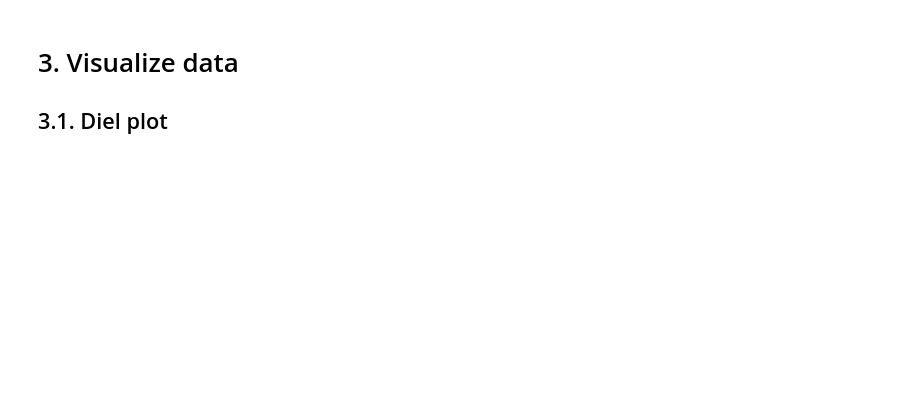
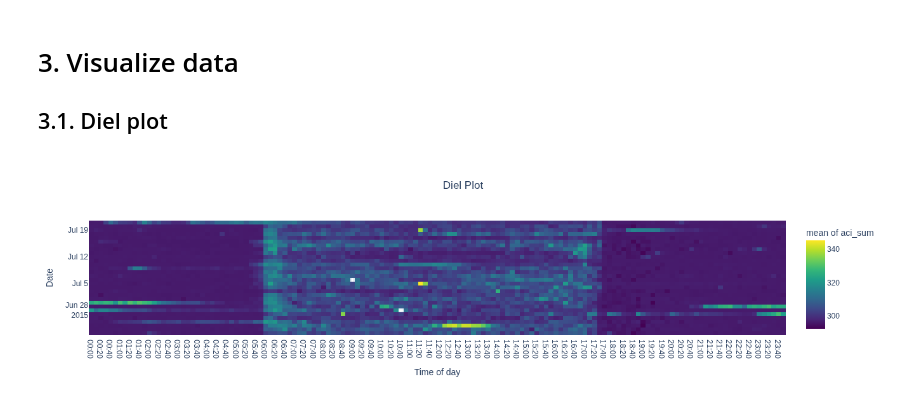
Before and after one commit to maui-software/maui-software-examples, a Jupyter notebook: maui_example_temporal_visualizations.ipynb, the cells around one changed output. Drawn from its saved outputs; the diff is of its cells as text; code cells hidden in the pictures; blank space fills up the shorter version.

```diff
--- a/maui_example_temporal_visualizations.ipynb
+++ b/maui_example_temporal_visualizations.ipynb
@@ -117,2 +138,19 @@ segmented_df
 # %%
 segmented_df['start_hour'] = pd.to_datetime(segmented_df['start_time'], unit='s').dt.strftime('%H:%M:%S')
+# %%
+def pre_calculation_method(s, fs):
+
+    Sxx_power, tn, fn, ext = sound.spectrogram (s, fs)
+    Sxx_noNoise= sound.median_equalizer(Sxx_power, display=False, extent=ext)
+    Sxx_dB_noNoise = util.power2dB(Sxx_noNoise)
+
+    Sxx, tn, fn, ext = sound.spectrogram(s, fs, mode='amplitude')
+
+    pre_calc_vars = {'s':s, 'Sxx': Sxx, 'tn':tn , 'fn':fn , 'ext':ext, 'Sxx_dB_noNoise':Sxx_dB_noNoise }
+    return pre_calc_vars
+# %%
+def get_aci(pre_calc_vars):
+    aci_xx, aci_per_bin, aci_sum  = features.acoustic_complexity_index(pre_calc_vars['Sxx'])
+    indices = {'aci_xx': aci_xx, 'aci_per_bin':aci_per_bin , 'aci_sum':aci_sum}
+    return indices
+acoustic_indices_methods = [get_aci]
@@ -118,0 +185,3 @@ segmented_df['start_hour'] = pd.to_datetime(segmented_df['start_time'], unit='s'
+# %%
+segmented_valid_df_filter = segmented_valid_df[segmented_valid_df['file_path_valid'] == "OK"]
+segmented_valid_df_filter
@@ -118,0 +202,13 @@ segmented_df['start_hour'] = pd.to_datetime(segmented_df['start_time'], unit='s'
+# %%
+temp_dir = os.path.abspath('./temp_ac_files/')
+# df_valid = segmented_df[segmented_df['file_path'].notnull()]
+
+df_indices = acoustic_indices.calculate_acoustic_indices(
+                    df_init = segmented_valid_df_filter,
+                    file_path_col = 'segment_file_path',
+                    acoustic_indices_methods = acoustic_indices_methods,
+                    pre_calculation_method = pre_calculation_method,
+                    parallel=False,
+                    chunk_size = 5,
+                    temp_dir = temp_dir
+        )
@@ -121,4 +237,14 @@ segmented_df['start_hour'] = pd.to_datetime(segmented_df['start_time'], unit='s'
 
 ## 3.1. Diel plot
 # %%
-fig = visualizations.diel_plot(segmented_df, date_col='date', time_col='start_hour', duration_col='duration', time_bin_size=10, color_map_col='site', show_plot= True)
+fig = visualizations.diel_plot(
+    df_indices,
+    date_col='date',
+    time_col='start_hour',
+    duration_col='duration',
+    time_bin_size=10,
+    color_map_col='aci_sum',
+    agg_type='mean',
+    show_plot= True)
+# %% [output]
+[figure, added]
```
Also changed, not shown: parts of 14 cells of this notebook, 4 other files.
